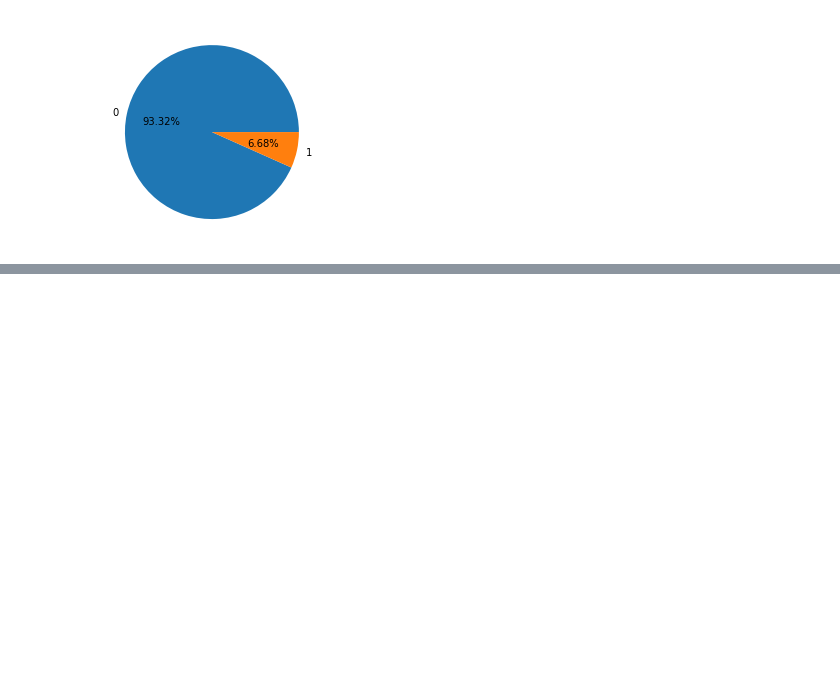
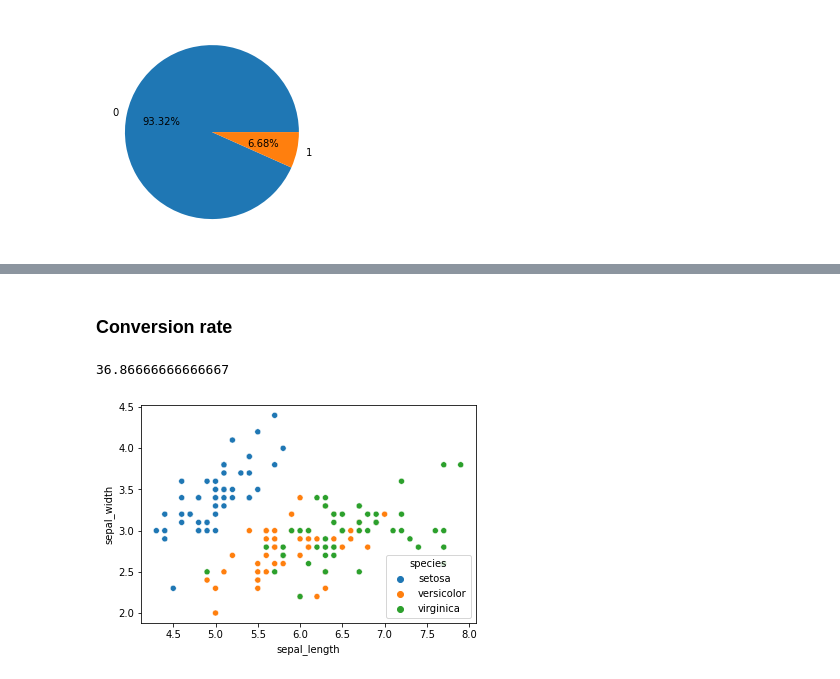
Before and after one commit to datacuriosity/MCI_PYTHON_34A8_L2, a Jupyter notebook: notebooks/Lecture_09_DT_Ensemble_learning.ipynb, the cells around one changed output, grey strips where cells are left out. Cells and saved outputs as stored; diff of their text form; code cells hidden in the pictures; blank space fills up the shorter version.

```diff
--- a/notebooks/Lecture_09_DT_Ensemble_learning.ipynb
+++ b/notebooks/Lecture_09_DT_Ensemble_learning.ipynb
@@ -80,0 +196,2 @@ array([139974,  10026])
+# %% [markdown]
+### Conversion rate
@@ -80,0 +209,4 @@ array([139974,  10026])
+# %%
+conversion_rate(y_test, y_predicted) * 100
+# %% [output]
+36.86666666666667
@@ -80,0 +216,6 @@ array([139974,  10026])
+# %%
+iris = load_dataset('iris')
+# %%
+sns.scatterplot(data=iris, x='sepal_length', y='sepal_width', hue='species');
+# %% [output]
+[figure, added]
```
Also changed, not shown: parts of 22 cells of this notebook.
